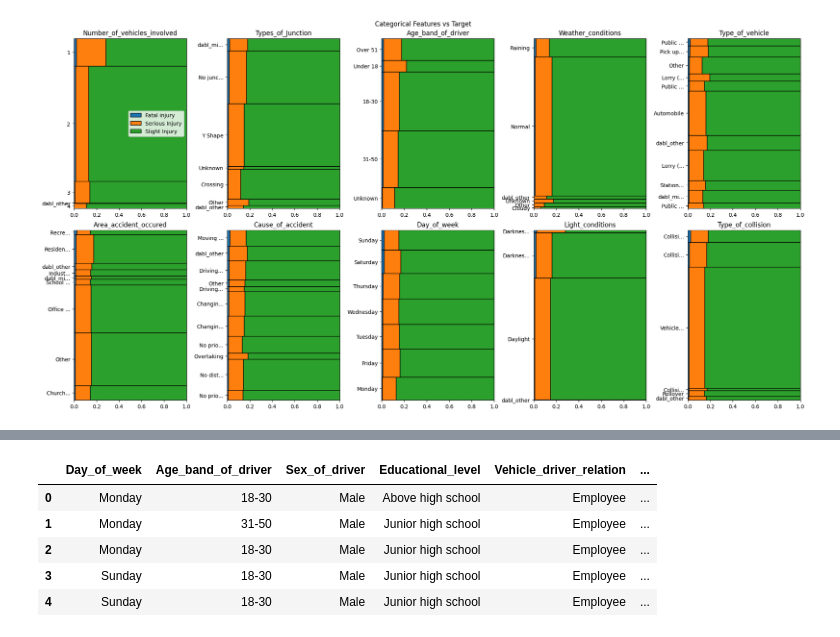
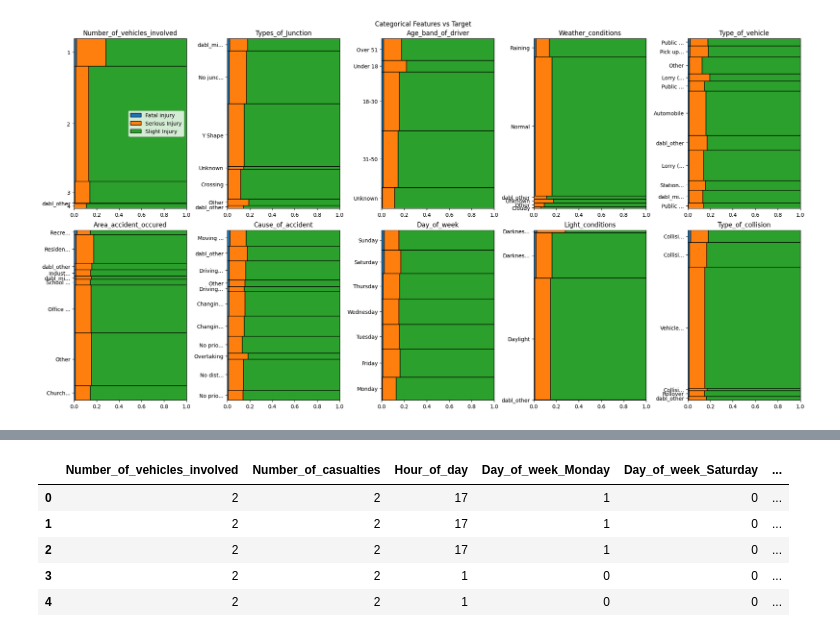
Before and after one commit to sudeep-hk/DS---Algo, a Jupyter notebook: accident_pred.ipynb, the cells around one changed output, grey strips where cells are left out. Drawn from its saved outputs; the diff is of its cells as text; code cells hidden in the pictures.

```diff
--- a/accident_pred.ipynb
+++ b/accident_pred.ipynb
@@ -101,3 +102,12 @@ df['Time']=pd.to_datetime(df['Time'])
 new_df=df.copy()
 new_df['Hour_of_day']=new_df['Time'].dt.hour
 new_df=new_df.drop('Time',axis=1)
+# %%
+columns=list(new_df.columns)
+# %%
+#treat missing values
+for i in columns:
+    new_df[i]=new_df[i].fillna('Unknown')
+
+# features information
+new_df.info()
@@ -104,9 +132,16 @@ new_df=new_df.drop('Time',axis=1)
+# %%
+#one hot encoding
+# columns.remove('Accident_severity')
+X=new_df.drop(['Accident_severity'],axis=1)
+y=new_df['Accident_severity']
+# %%
+encoded_df=pd.get_dummies(X,drop_first=True)
 # %%
-new_df.head()
+encoded_df.head()
 # %% [output]
-|  | Day_of_week | Age_band_of_driver | Sex_of_driver | Educational_level | Vehicle_driver_relation | ... |
-| 0 | Monday | 18-30 | Male | Above high school | Employee | ... |
-| 1 | Monday | 31-50 | Male | Junior high school | Employee | ... |
-| 2 | Monday | 18-30 | Male | Junior high school | Employee | ... |
-| 3 | Sunday | 18-30 | Male | Junior high school | Employee | ... |
-| 4 | Sunday | 18-30 | Male | Junior high school | Employee | ... |
+|  | Number_of_vehicles_involved | Number_of_casualties | Hour_of_day | Day_of_week_Monday | Day_of_week_Saturday | ... |
+| 0 | 2 | 2 | 17 | 1 | 0 | ... |
+| 1 | 2 | 2 | 17 | 1 | 0 | ... |
+| 2 | 2 | 2 | 17 | 1 | 0 | ... |
+| 3 | 2 | 2 | 1 | 0 | 0 | ... |
+| 4 | 2 | 2 | 1 | 0 | 0 | ... |
```
Also changed, not shown: parts of 9 cells of this notebook.
